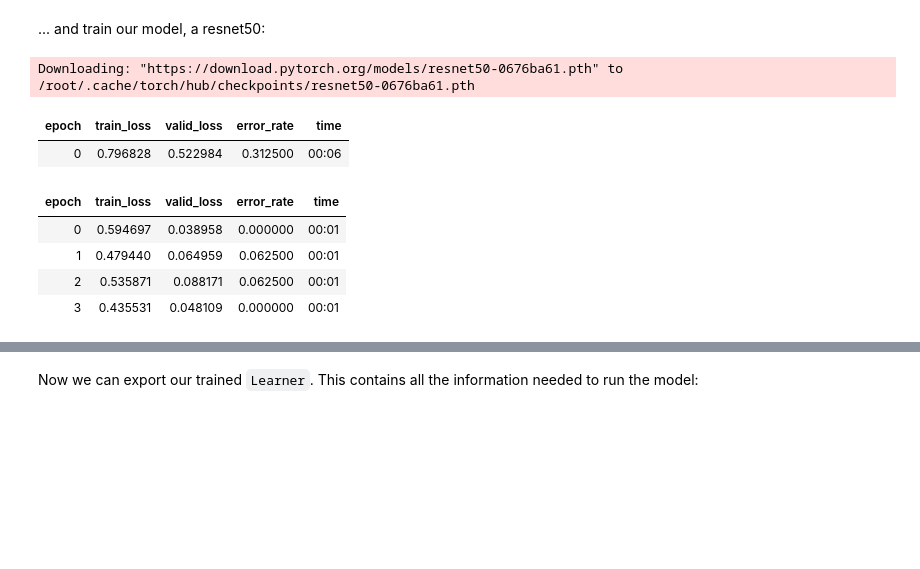
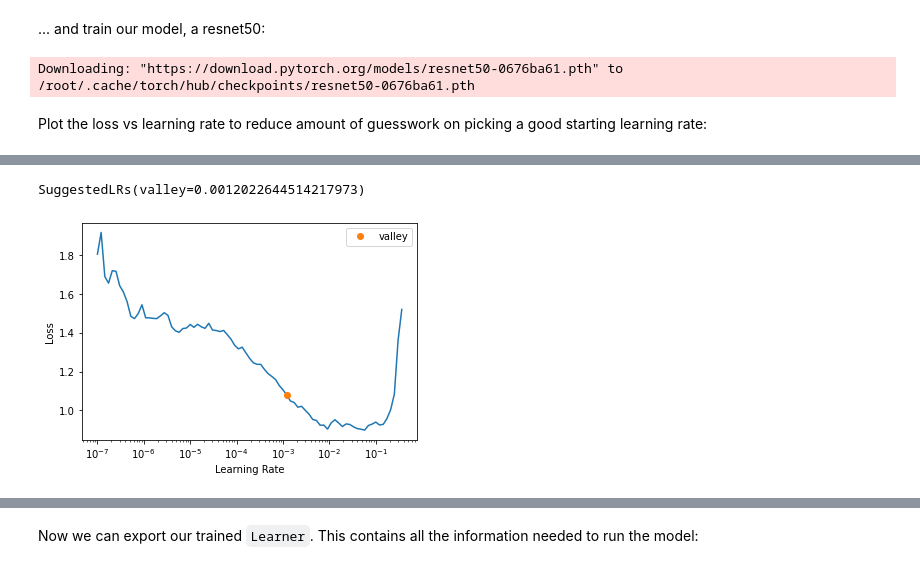
Before and after one commit to khoaHyh/sonicsight, a Jupyter notebook: cat-meow-vs-dog-bork.ipynb, the cells around one changed output, grey strips where cells are left out. Saved outputs shown, nothing was run; the diff lists cells and outputs as text; code cells hidden in the pictures; blank space fills up the shorter version.

```diff
--- a/cat-meow-vs-dog-bork.ipynb
+++ b/cat-meow-vs-dog-bork.ipynb
@@ -179,14 +167,11 @@ dls.show_batch()
 # %% [markdown]
 ... and train our model, a resnet50:
 # %%
-learn = vision_learner(dls, resnet50, metrics=error_rate)
-learn.fine_tune(4)
+learner = vision_learner(dls, resnet50, metrics=error_rate)
 # %% [output]
 Downloading: "https://download.pytorch.org/models/resnet50-0676ba61.pth" to /root/.cache/torch/hub/checkpoints/resnet50-0676ba61.pth
-| epoch | train_loss | valid_loss | error_rate | time |
-| 0 | 0.796828 | 0.522984 | 0.312500 | 00:06 |
-| epoch | train_loss | valid_loss | error_rate | time |
-| 0 | 0.594697 | 0.038958 | 0.000000 | 00:01 |
-| 1 | 0.479440 | 0.064959 | 0.062500 | 00:01 |
-| 2 | 0.535871 | 0.088171 | 0.062500 | 00:01 |
-| 3 | 0.435531 | 0.048109 | 0.000000 | 00:01 |
+# %% [markdown]
+Plot the loss vs learning rate to reduce amount of guesswork on picking a good starting learning rate:
+# %%
+ learner.lr_find()
+# %% [output]
@@ -192,0 +179,2 @@ Downloading: "https://download.pytorch.org/models/resnet50-0676ba61.pth" to /roo
+SuggestedLRs(valley=0.0012022644514217973)
+[figure, added]
```
Also changed, not shown: parts of 14 cells of this notebook.
